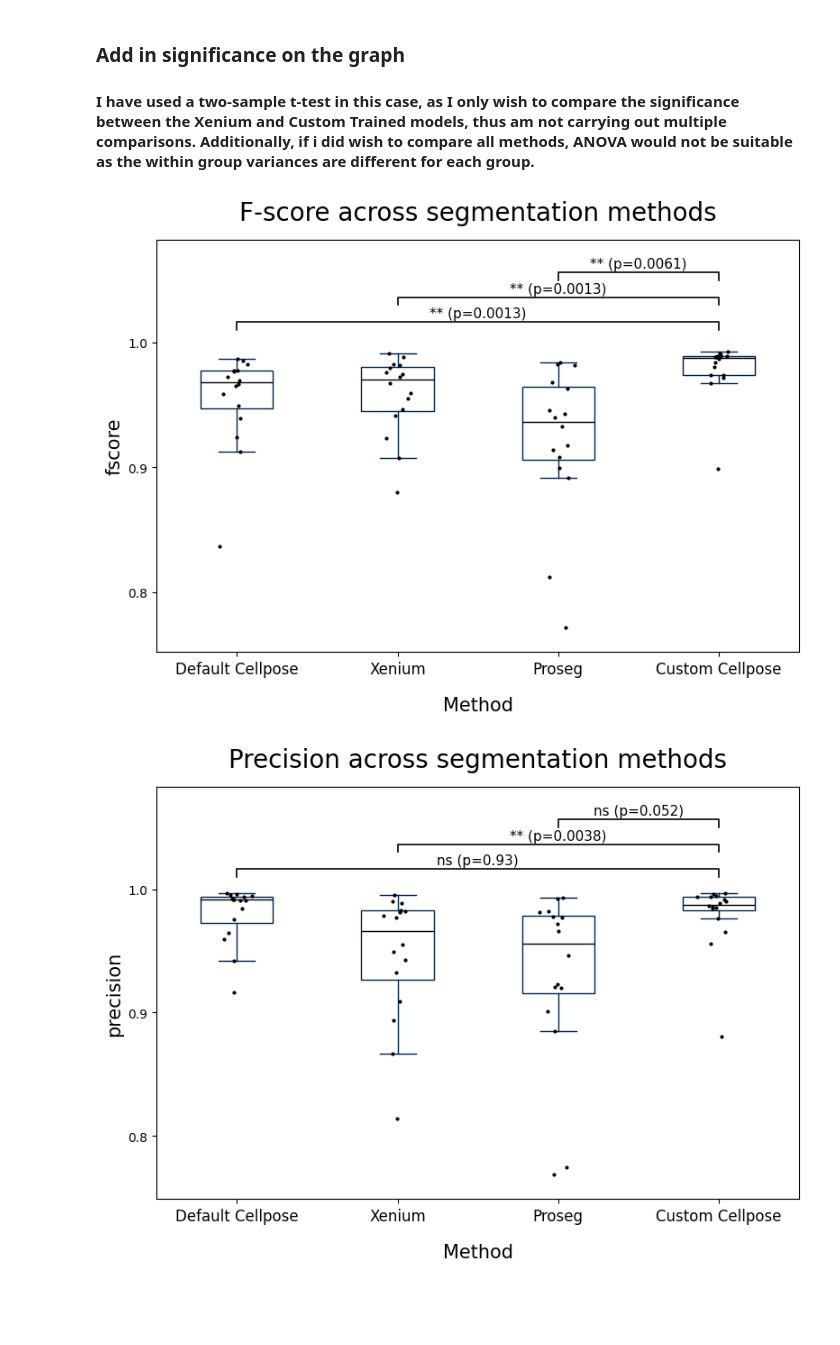
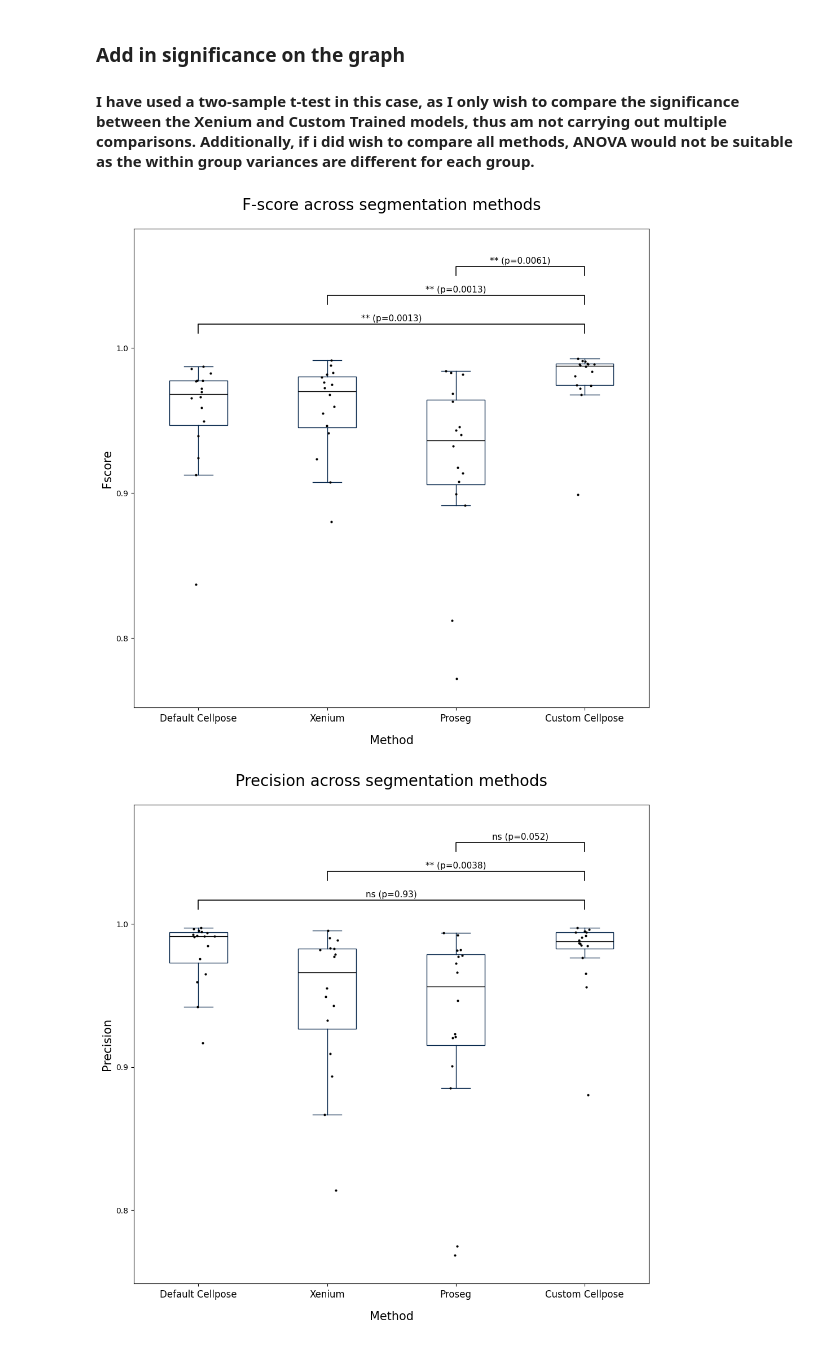
Before and after one commit to DominicBuxton/iMSC_Xenium_Phenocycler_Analysis, a Jupyter notebook: Graphs_Figures_Stats/Segmentation figure/Cellpose_Metrics_Stats.ipynb, the cells around one changed output. Cells and saved outputs as stored; diff of their text form; code cells hidden in the pictures; blank space fills up the shorter version.

```diff
--- a/Graphs_Figures_Stats/Segmentation figure/Cellpose_Metrics_Stats.ipynb
+++ b/Graphs_Figures_Stats/Segmentation figure/Cellpose_Metrics_Stats.ipynb
@@ -126,7 +127,7 @@ def plot_metric_stats_sig(metric_choice, segmentation_methods, title, control_me
     colors = ["#002147"] * n
     linewidth = 1
 
-    fig, ax = plt.subplots(figsize=(8, 6))
+    fig, ax = plt.subplots(figsize=(10, 10))
 
     bp = ax.boxplot(data, tick_labels=method_names, showfliers=False, patch_artist=True)
 
@@ -202,33 +203,34 @@ def plot_metric_stats_sig(metric_choice, segmentation_methods, title, control_me
 
     for level, ((i, j), p_corr) in enumerate(zip(pairs_indices, corrected_pvals)):
         label = get_significance_label(p_corr)
         if label == 'ns' and not show_ns:
             continue
 
         x1, x2 = i + 1, j + 1
         # Combined onto a single horizontal line string to avoid vertical text clutter
         text_str = f"{label} (p={p_corr:.2g})"
 
         add_significance_brace(ax, x1, x2, y_current, brace_h, text_str, text_pad)
 
         # Advance baseline forward to clear the current drawn element layout
         y_current += brace_h + text_pad + brace_gap
 
     # Expand the plot container limit to accommodate text overhead in clean white space
     ax.set_ylim(y_min, y_current + brace_gap)
 
     ax.tick_params(axis='x', labelsize=12)
     ax.set_title(f"{title} across segmentation methods", fontsize=20, y=1.03)
     ax.set_xlabel("Method", fontsize=15, labelpad=15)
-    ax.set_ylabel(f"{metric_choice}", fontsize=15)
+    ax.set_ylabel(f"{metric_choice.title()}", fontsize=15)
 
     plt.tight_layout()
+    plt.savefig("", dpi = 400)
     plt.show()
 
 plot_metric_stats_sig('fscore',    {'Default Cellpose': default_cellpose, 'Xenium': xenium_proprietary, 'Proseg': proseg, 'Custom Cellpose': custom_cellpose}, title='F-score')
 plot_metric_stats_sig('precision', {'Default Cellpose': default_cellpose, 'Xenium': xenium_proprietary, 'Proseg': proseg, 'Custom Cellpose': custom_cellpose}, title='Precision')
 plot_metric_stats_sig('recall',    {'Default Cellpose': default_cellpose, 'Xenium': xenium_proprietary, 'Proseg': proseg, 'Custom Cellpose': custom_cellpose}, title='Recall')
 plot_metric_stats_sig('aji',       {'Default Cellpose': default_cellpose, 'Xenium': xenium_proprietary, 'Proseg': proseg, 'Custom Cellpose': custom_cellpose}, title='AJI')
 # %% [output]
-[figure, old version]
+[figure, new version]
-[figure, old version]
+[figure, new version]
```
Also changed, not shown: parts of 2 cells of this notebook.
